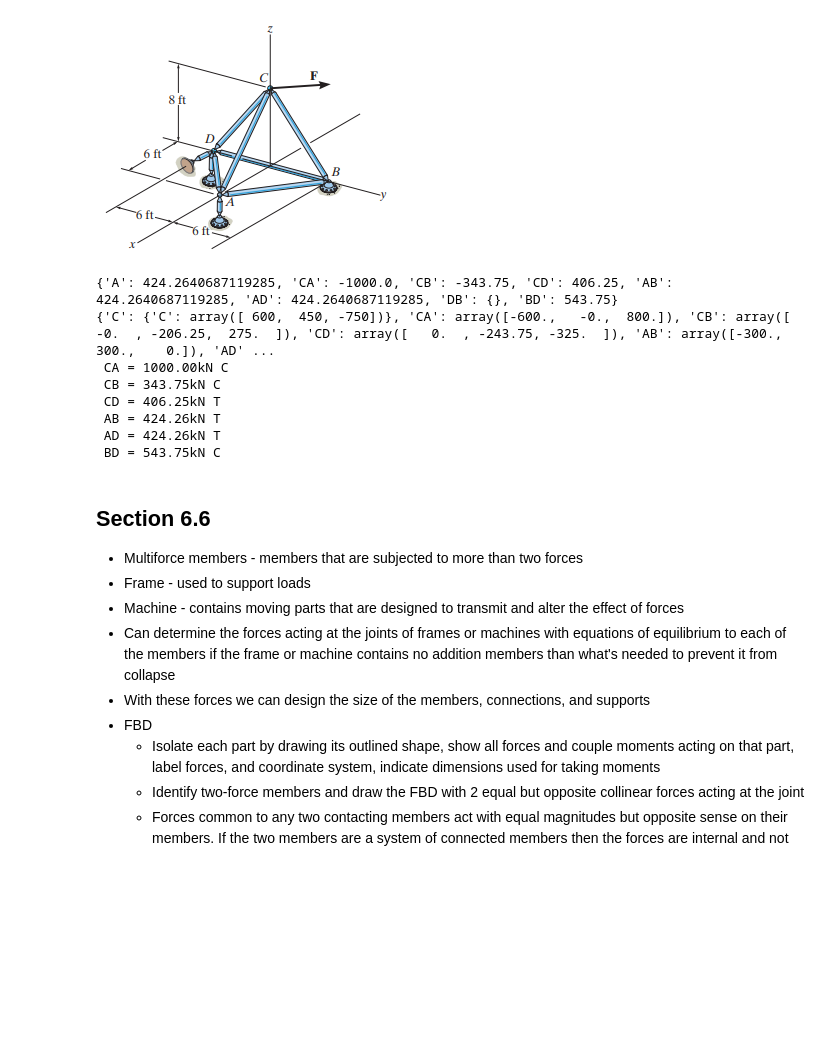
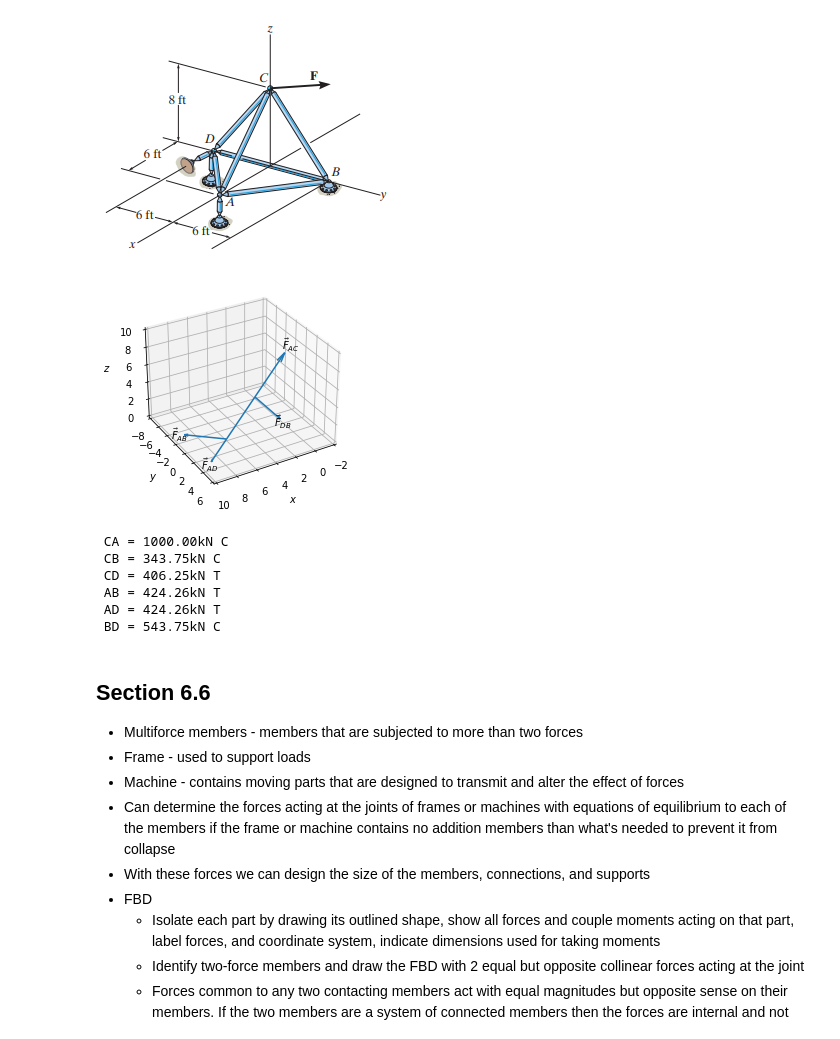
Before and after one commit to michaelhotchkiss/Statics, a Jupyter notebook: Chapter 6 - Structual Analysis.ipynb, the cells around one changed output. Cells and saved outputs as stored; diff of their text form; code cells hidden in the pictures; blank space fills up the shorter version.

```diff
--- a/Chapter 6 - Structual Analysis.ipynb
+++ b/Chapter 6 - Structual Analysis.ipynb
@@ -486,11 +514,20 @@ for label, vector_dictionary in vectors.items():
 # %%
 figure, axes = plt.subplots(figsize=(5,5))
 axes.set_xlim([-1 , 6])
-axes.set_ylim([-1 ,2])
+axes.set_ylim([-1 ,5])
 vectors = {
     'F_{A}': {'origin': positions['A'], 'vector':np.array([0,.825])} ,
     'F_{BC}': {'origin': positions['B'], 'vector': -1.1 * np.array([1,0])},
 }
+point_labels = ['A','B','H']
+orientations = ['bottom','top','top']
+for label,orientation in zip(point_labels,orientations):
+    dot = Circle(positions[label], radius=0.05, fill=True, color='red')
+    axes.add_patch(dot)
+    if orientation=='top':
+        plt.text(positions[label][0],positions[label][1] + .15,label,va='bottom',ha='center')
+    if orientation=='bottom':
+        plt.text(positions[label][0],positions[label][1] -.4,label,va='bottom',ha='center')
 for label, vector_dictionary in vectors.items():
     origin = vector_dictionary['origin']
     vector = vector_dictionary['vector']
@@ -596,6 +629,61 @@ from IPython.display import Image
 Image("pictures/problem_6_54.png")
 # %% [output]
 [figure]
+# %%
+import matplotlib.pyplot as plt
+from mpl_toolkits.mplot3d import Axes3D
+from draw_functions import calculate_force_components, draw_3d_arrow
+import numpy as np
+
+# Create a 3D plot
+fig = plt.figure()
+ax = fig.add_subplot(111, projection='3d')
+
+points = {
+    'A': np.array([6,0,0]),
+    'B': np.array([0,6,0]),
+    'C': np.array([0,0,8]),
+    'D': np.array([0,-6,0]),
+}
+
+vectors = {
+    'AC': {'origin': points['A'], 'directed point': points['C'], 'magnitude': 10},
+    'AB': {'origin': points['A'], 'directed point':points['B'], 'magnitude': -4.2},
+    'AD': {'origin': points['A'], 'directed point':points['D'], 'magnitude': -4.2},
+    'DB': {'origin': points['D'], 'directed point':points['B'], 'magnitude': 5.4}
+}
+def draw_3d_arrow(start, direction, annotation, ax):
+
+    # Plot the arrow
+    ax.quiver(start[0], start[1], start[2],
+              direction[0], direction[1], direction[2],
+              pivot='tail', arrow_length_ratio=.1)
+    # length=arrow_length,
+    ax.text(start[0] + 1.1 * direction[0],start[1] + 1.1 * direction[1],start[2] + 1.1 * direction[2], annotation, ha='center', va='center')
+    return
+
+for label, vector in vectors.items():
+    force_vector = calculate_force_components(vector['origin'], vector['directed point'], vector['magnitude'])
+    draw_3d_arrow(vector['origin'], force_vector, r'$\vec{F}_{'+label+r'}$', ax)
+
+
+# Set plot limits
+ax.set_xlim([-2, 10])
+ax.set_ylim([-8, 6])
+ax.set_zlim([0, 10])
+
+# Set labels
+ax.set_xlabel(r'$x$')
+ax.set_ylabel(r'$y$')
+ax.set_zlabel(r'$z$')
+
+# Set perspective
+ax.view_init(elev=30, azim=60)
+
+# Show the plot
+plt.show()
+# %% [output]
+[figure, added]
 # %%
 import numpy as np
 alpha = np.radians(45)
@@ -642,8 +730,7 @@ vectors_by_joint['CD'] = magnitudes['CD'] * np.array([0,-3/5,-4/5])
 vectors_by_joint['AB'] = magnitudes['AB'] * np.array([-np.cos(alpha),np.sin(alpha),0])
 vectors_by_joint['AD'] = magnitudes['AD'] * np.array([-np.cos(alpha),-np.sin(alpha),0])
 vectors_by_joint['BD'] = magnitudes['BD'] * np.array([0,1,0])
-print(magnitudes)
-print(vectors_by_joint)
+
 
 for vector in vectors_by_joint:
     if len(vector)>1:
@@ -657,8 +744,6 @@ for vector in vectors_by_joint:
         elif -1.1<=t_c<0:
             print(f' {vector} = {abs(magnitude):.2f}kN C')
 # %% [output]
-{'A': 424.2640687119285, 'CA': -1000.0, 'CB': -343.75, 'CD': 406.25, 'AB': 424.2640687119285, 'AD': 424.2640687119285, 'DB': {}, 'BD': 543.75}
-{'C': {'C': array([ 600,  450, -750])}, 'CA': array([-600.,   -0.,  800.]), 'CB': array([  -0.  , -206.25,  275.  ]), 'CD': array([   0.  , -243.75, -325.  ]), 'AB': array([-300.,  300.,    0.]), 'AD' ...
  CA = 1000.00kN C
  CB = 343.75kN C
  CD = 406.25kN T
```
Also changed, not shown: parts of 13 cells of this notebook, 3 other files.
